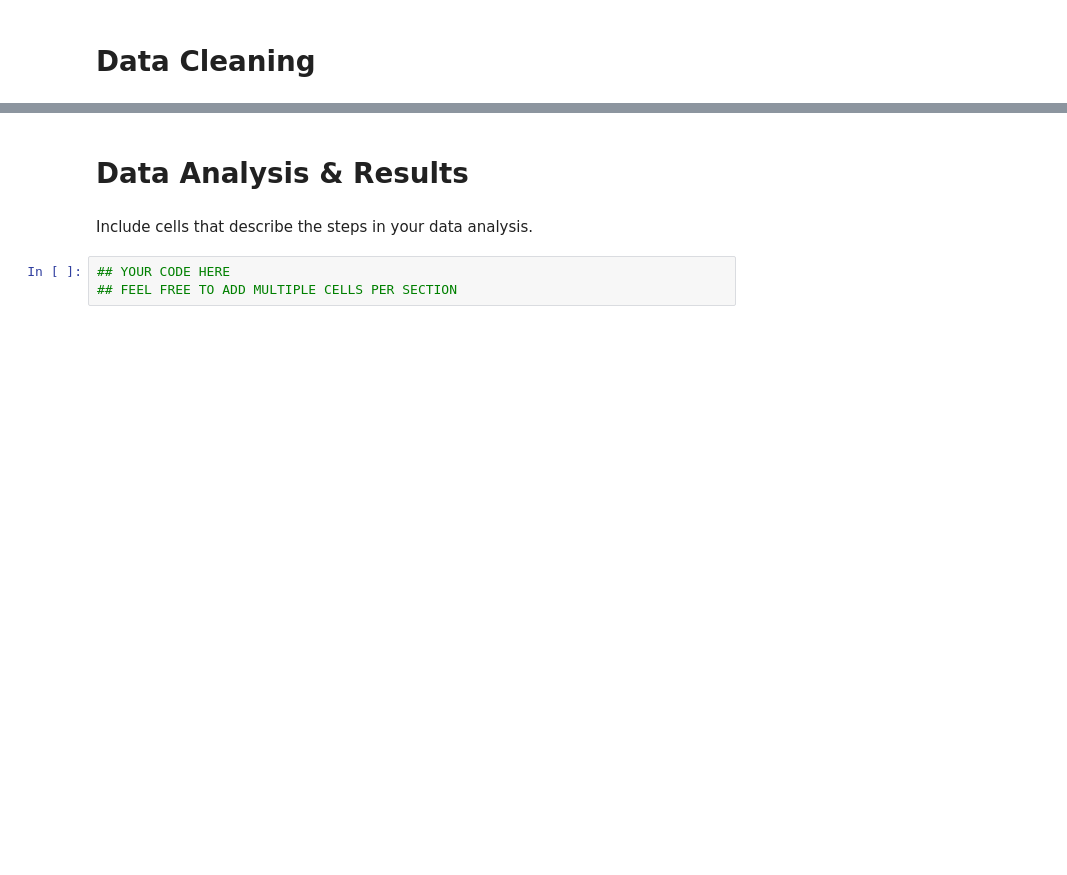
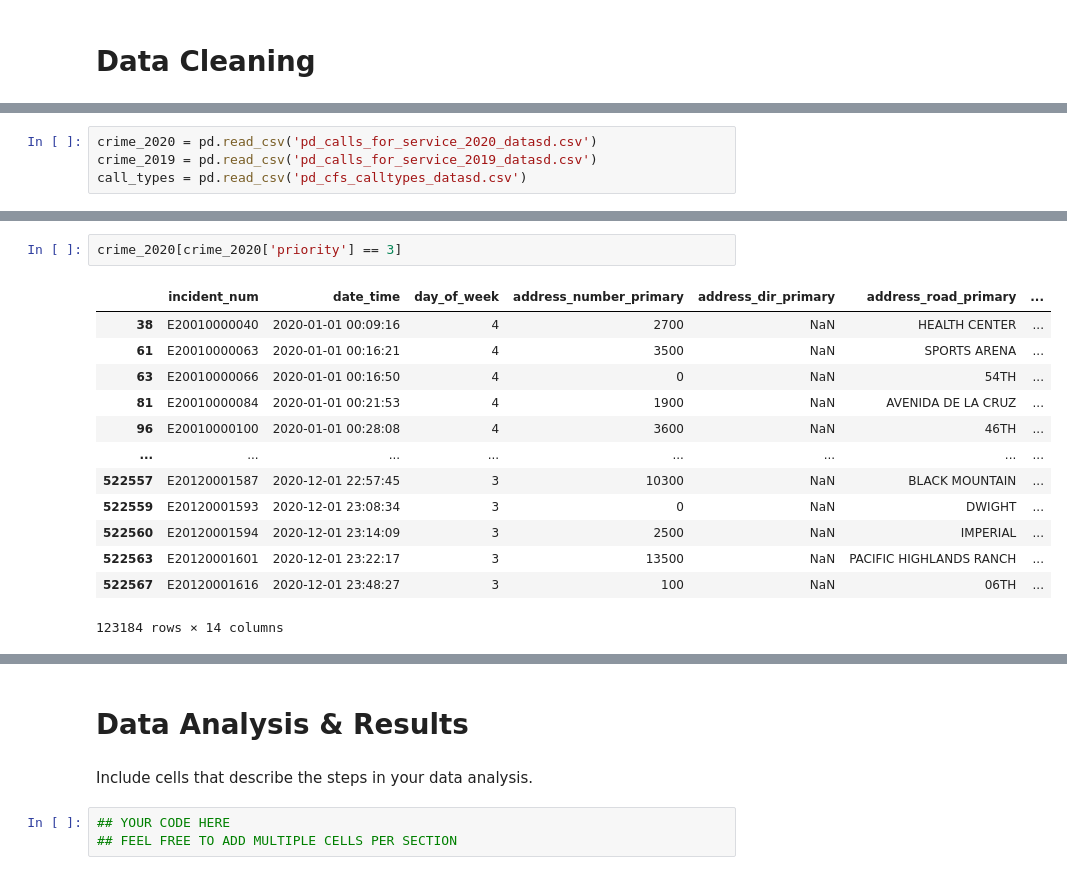
Before and after one commit to tnl001/individual_fa20, a Jupyter notebook: final_project/FinalProject_tnl001.ipynb, the cells around one changed output, grey strips where cells are left out. Drawn from its saved outputs; the diff is of its cells as text; blank space fills up the shorter version.

```diff
--- a/final_project/FinalProject_tnl001.ipynb
+++ b/final_project/FinalProject_tnl001.ipynb
@@ -51,0 +50,4 @@ Describe your data cleaning steps here.
+# %%
+crime_2020 = pd.read_csv('pd_calls_for_service_2020_datasd.csv')
+crime_2019 = pd.read_csv('pd_calls_for_service_2019_datasd.csv')
+call_types = pd.read_csv('pd_cfs_calltypes_datasd.csv')
@@ -51,0 +65,16 @@ Describe your data cleaning steps here.
+# %%
+crime_2020[crime_2020['priority'] == 3]
+# %% [output]
+|  | incident_num | date_time | day_of_week | address_number_primary | address_dir_primary | address_road_primary | ... |
+| 38 | E20010000040 | 2020-01-01 00:09:16 | 4 | 2700 | NaN | HEALTH CENTER | ... |
+| 61 | E20010000063 | 2020-01-01 00:16:21 | 4 | 3500 | NaN | SPORTS ARENA | ... |
+| 63 | E20010000066 | 2020-01-01 00:16:50 | 4 | 0 | NaN | 54TH | ... |
+| 81 | E20010000084 | 2020-01-01 00:21:53 | 4 | 1900 | NaN | AVENIDA DE LA CRUZ | ... |
+| 96 | E20010000100 | 2020-01-01 00:28:08 | 4 | 3600 | NaN | 46TH | ... |
+| ... | ... | ... | ... | ... | ... | ... | ... |
+| 522557 | E20120001587 | 2020-12-01 22:57:45 | 3 | 10300 | NaN | BLACK MOUNTAIN | ... |
+| 522559 | E20120001593 | 2020-12-01 23:08:34 | 3 | 0 | NaN | DWIGHT | ... |
+| 522560 | E20120001594 | 2020-12-01 23:14:09 | 3 | 2500 | NaN | IMPERIAL | ... |
+| 522563 | E20120001601 | 2020-12-01 23:22:17 | 3 | 13500 | NaN | PACIFIC HIGHLANDS RANCH | ... |
+| 522567 | E20120001616 | 2020-12-01 23:48:27 | 3 | 100 | NaN | 06TH | ... |
+123184 rows × 14 columns
```
Also changed, not shown: parts of 12 cells of this notebook.
